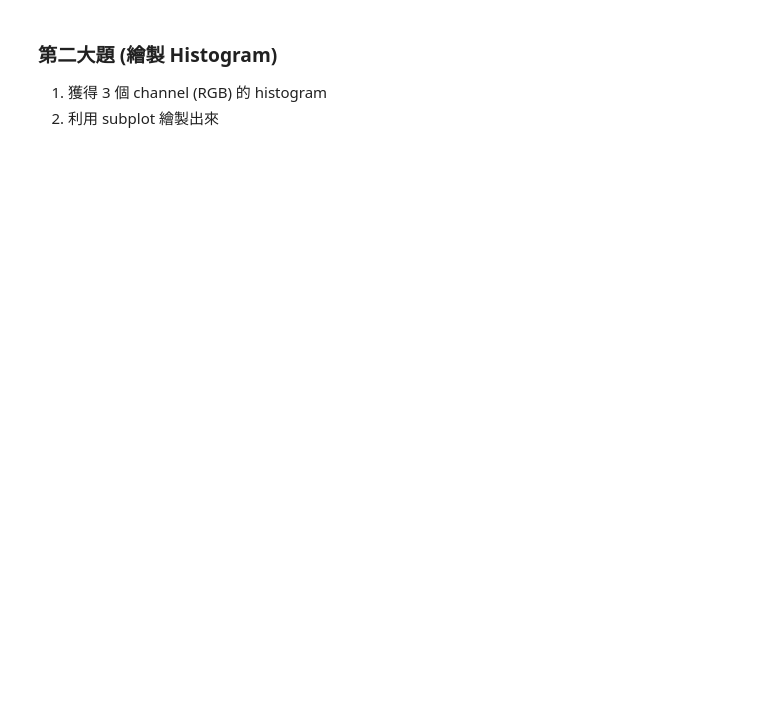
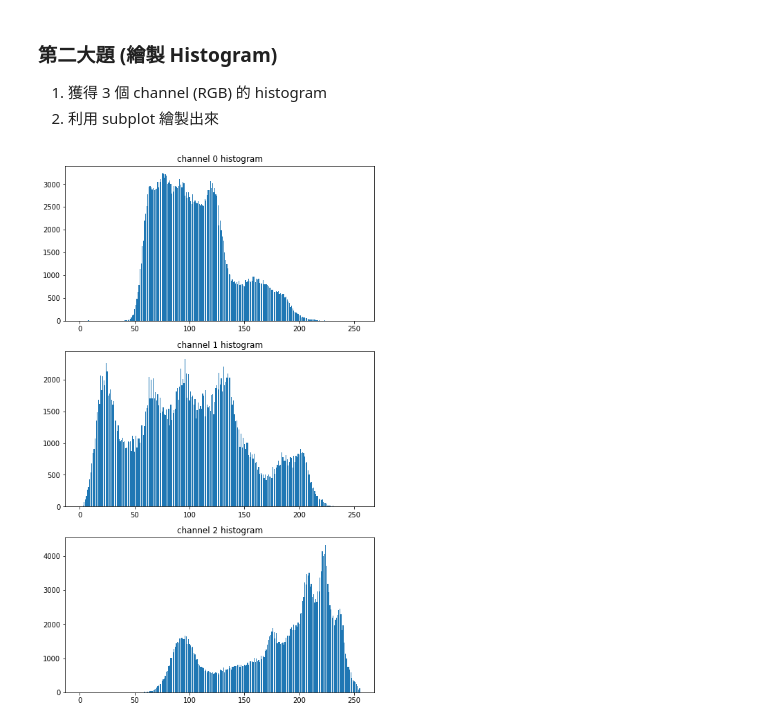
Before and after one commit to Mental812/2nd-DL-CVMarathon, a Jupyter notebook: homework/Day005_OpenCV 影像處理_Hw.ipynb, the cells around one changed output. Cells and saved outputs as stored; diff of their text form; code cells hidden in the pictures; blank space fills up the shorter version.

```diff
--- a/homework/Day005_OpenCV 影像處理_Hw.ipynb
+++ b/homework/Day005_OpenCV 影像處理_Hw.ipynb
@@ -59,0 +71,11 @@ img = cv2.imread('lena.png')
+# %%
+# 繪製 Histogram
+""" Your Code Here: """
+plt.figure(figsize = (8, 14))
+for i in range(3):
+    hist = cv2.calcHist([img], [i], None, [256], [0, 256])
+    plt.subplot(3, 1, i + 1, title = 'channel {} histogram'.format(i))
+    plt.bar(range(0, 256), hist[:, 0])
+plt.show()
+# %% [output]
+[figure, added]
```
Also changed, not shown: parts of 3 cells of this notebook, 1 other file.
